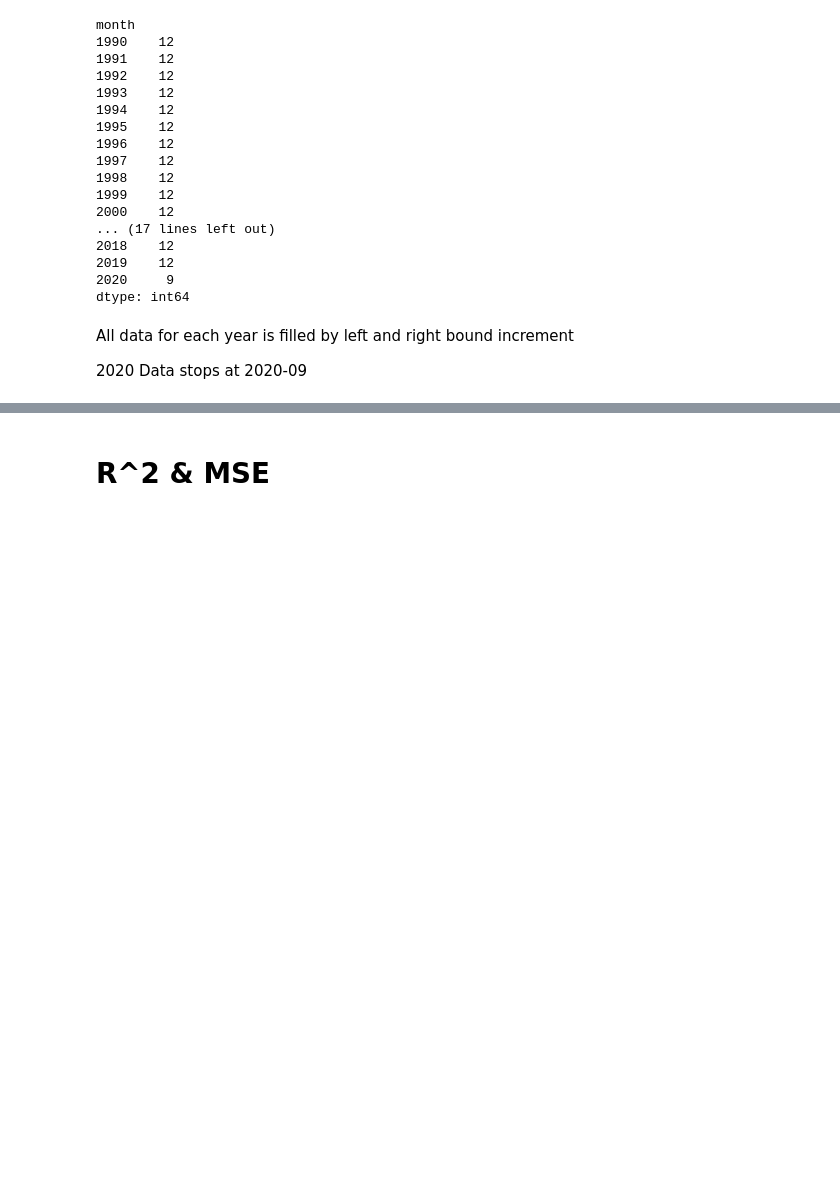
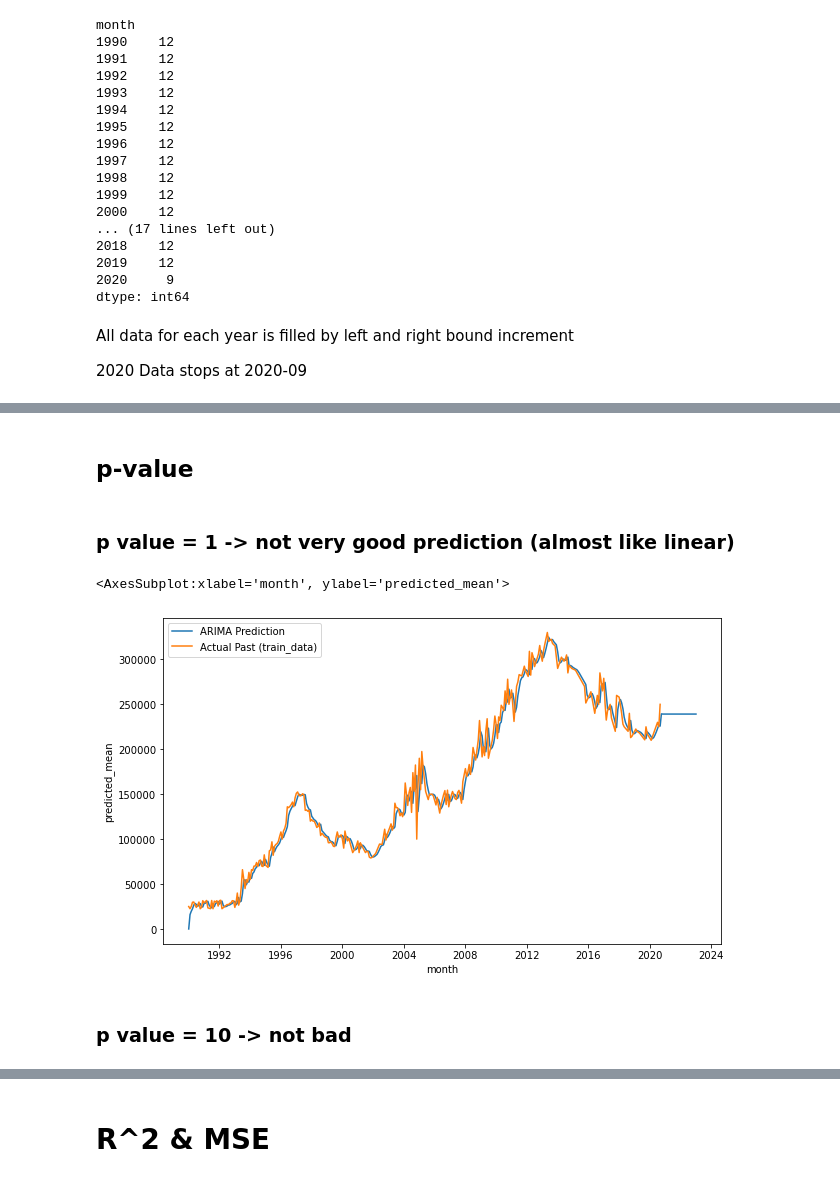
Before and after one commit to AnthonyChew/sc1015-1, a Jupyter notebook: ARIMA.ipynb, the cells around one changed output, grey strips where cells are left out. Cells and saved outputs as stored; diff of their text form; code cells hidden in the pictures; blank space fills up the shorter version.

```diff
--- a/ARIMA.ipynb
+++ b/ARIMA.ipynb
@@ -468,0 +295,14 @@ df.plot()
+# %% [markdown]
+## p-value
+# %% [markdown]
+### p value = 1 -> not very good prediction (almost like linear)
+# %%
+model = ARIMA(df, order=(1,1,1))
+model_fit = model.fit()
+sb.lineplot(data = model_fit.predict(end='2023'), label="ARIMA Prediction")
+sb.lineplot(data = df.squeeze(), label="Actual Past (train_data)")
+# %% [output]
+<AxesSubplot:xlabel='month', ylabel='predicted_mean'>
+[figure, added]
+# %% [markdown]
+### p value = 10 -> not bad
```
Also changed, not shown: parts of 154 cells of this notebook, 23 other files.
